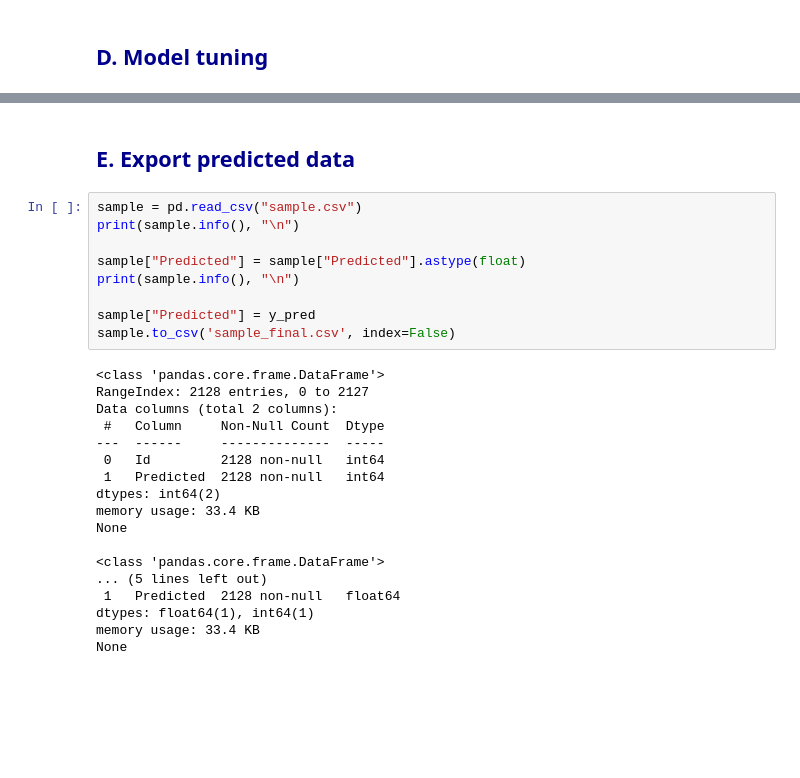
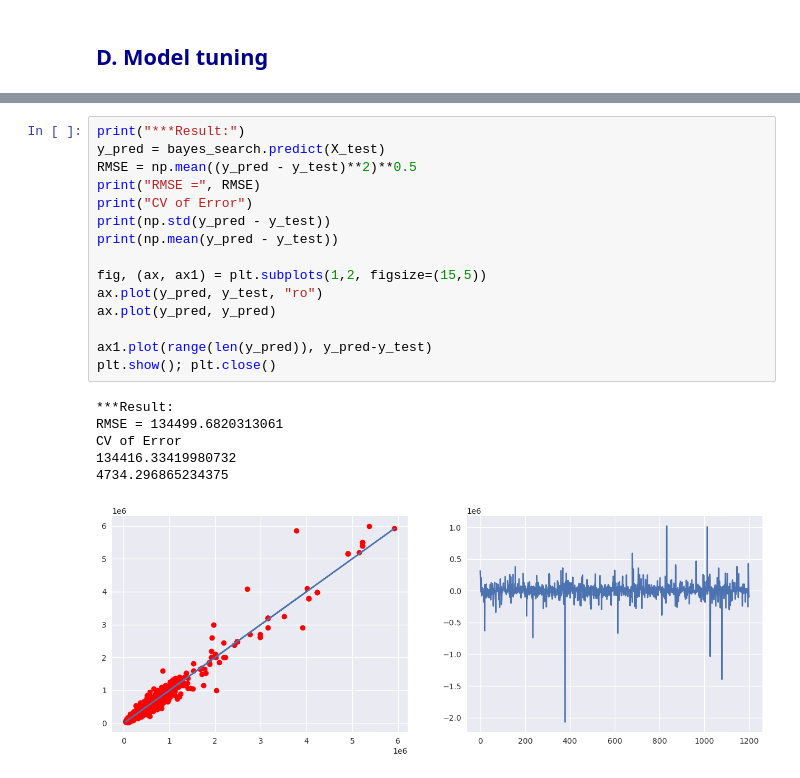
Before and after one commit to Polymeowial/car-price-prediction, a Jupyter notebook: Modeling.ipynb, the cells around one changed output, grey strips where cells are left out. Saved outputs shown, nothing was run; the diff lists cells and outputs as text; blank space fills up the shorter version.

```diff
--- a/Modeling.ipynb
+++ b/Modeling.ipynb
@@ -339,29 +331,22 @@ CV of error =  35.01284672356652
-# %% [markdown]
-## <span style="color:darkblue; font-weight:bold"> E. Export predicted data </span>
-# %%
-sample = pd.read_csv("sample.csv")
-print(sample.info(), "\n")
-
-sample["Predicted"] = sample["Predicted"].astype(float)
-print(sample.info(), "\n")
-
-sample["Predicted"] = y_pred
-sample.to_csv('sample_final.csv', index=False)
-# %% [output]
-<class 'pandas.core.frame.DataFrame'>
-RangeIndex: 2128 entries, 0 to 2127
-Data columns (total 2 columns):
- #   Column     Non-Null Count  Dtype
----  ------     --------------  -----
- 0   Id         2128 non-null   int64
- 1   Predicted  2128 non-null   int64
-dtypes: int64(2)
-memory usage: 33.4 KB
-None
-
-<class 'pandas.core.frame.DataFrame'>
-... (5 lines left out)
- 1   Predicted  2128 non-null   float64
-dtypes: float64(1), int64(1)
-memory usage: 33.4 KB
-None
+# %%
+print("***Result:")
+y_pred = bayes_search.predict(X_test)
+RMSE = np.mean((y_pred - y_test)**2)**0.5
+print("RMSE =", RMSE)
+print("CV of Error")
+print(np.std(y_pred - y_test))
+print(np.mean(y_pred - y_test))
+
+fig, (ax, ax1) = plt.subplots(1,2, figsize=(15,5))
+ax.plot(y_pred, y_test, "ro")
+ax.plot(y_pred, y_pred)
+
+ax1.plot(range(len(y_pred)), y_pred-y_test)
+plt.show(); plt.close()
+# %% [output]
+***Result:
+RMSE = 134499.6820313061
+CV of Error
+134416.33419980732
+4734.296865234375
+[figure, added]
```
Also changed, not shown: parts of 7 cells of this notebook, 1 other file.
